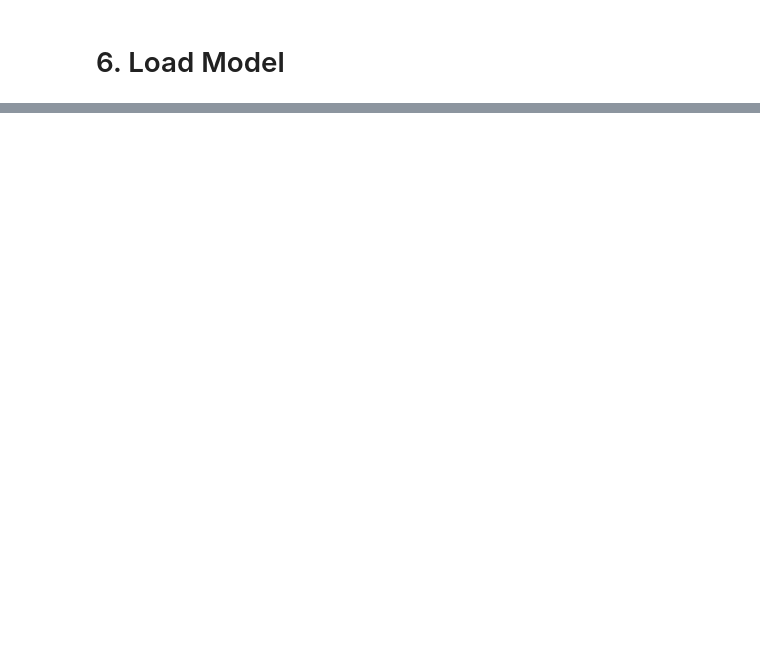
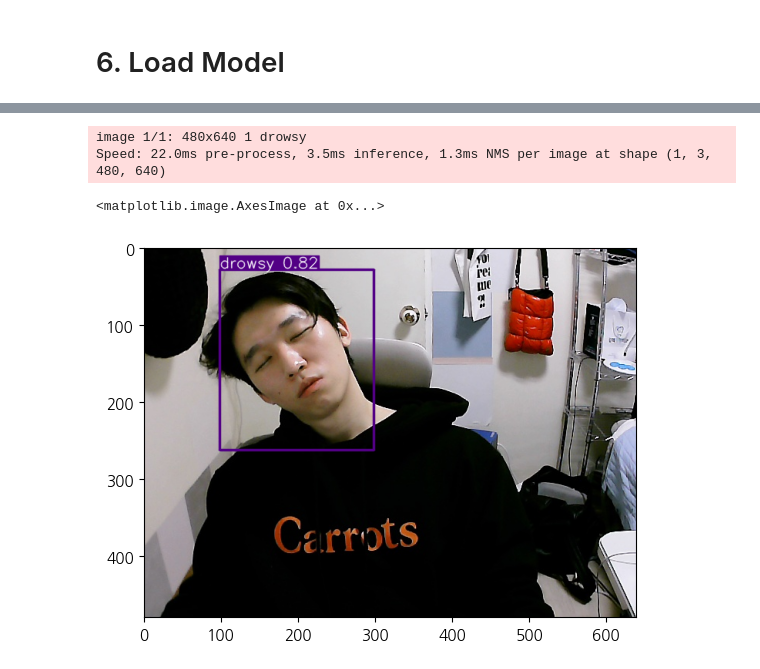
Before and after one commit to minyoungci/DrowsinessDetection, a Jupyter notebook: main.ipynb, the cells around one changed output, grey strips where cells are left out. Saved outputs shown, nothing was run; the diff lists cells and outputs as text; code cells hidden in the pictures; blank space fills up the shorter version.

```diff
--- a/main.ipynb
+++ b/main.ipynb
@@ -235,0 +241,2 @@ d
+# %%
+model = torch.hub.load('ultralytics/yolov5', 'custom', path='/home/minyoungxi/MINYOUNGXI/Project/캡스톤/yolov5/runs/train/exp4/weights/last.pt', force_reload=True)
@@ -235,0 +250,14 @@ d
+# %%
+img = os.path.join('data', 'images', 'drowsy.671345b0-732c-11ee-be24-d85ed3e7290d.jpg')
+# %%
+results = model(img)
+# %%
+results.print()
+# %% [output]
+image 1/1: 480x640 1 drowsy
+Speed: 22.0ms pre-process, 3.5ms inference, 1.3ms NMS per image at shape (1, 3, 480, 640)
+# %%
+plt.imshow(np.squeeze(results.render()))
+# %% [output]
+<matplotlib.image.AxesImage at 0x...>
+[figure, added]
```
Also changed, not shown: parts of 10 cells of this notebook, 2 other files.
